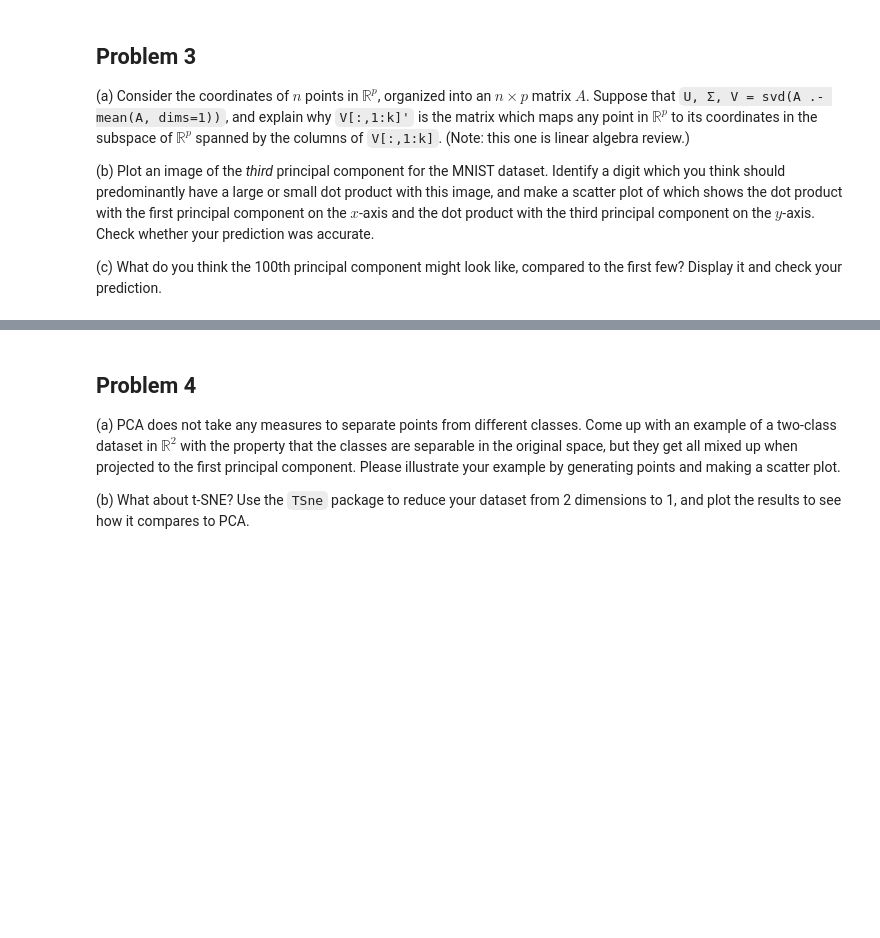
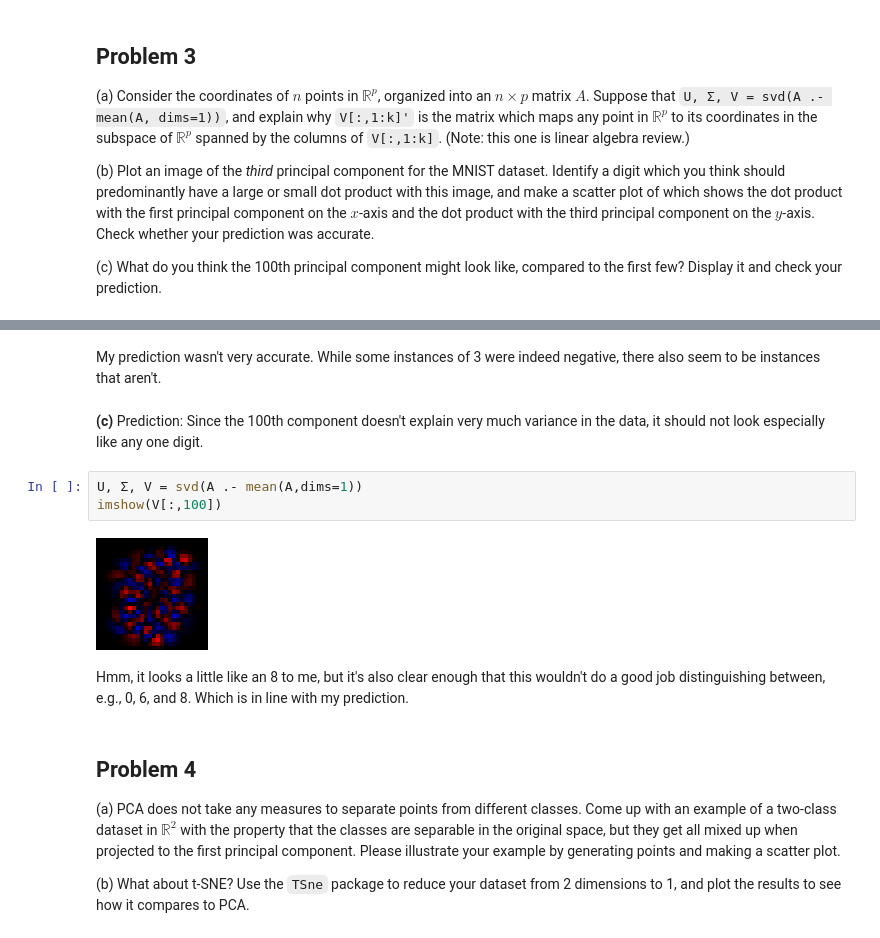
Before and after one commit to ym-han/HW10, a Jupyter notebook: data1010-hw10.ipynb, the cells around one changed output, grey strips where cells are left out. Drawn from its saved outputs; the diff is of its cells as text; blank space fills up the shorter version.

```diff
--- a/data1010-hw10.ipynb
+++ b/data1010-hw10.ipynb
@@ -59,3 +230,14 @@ Define $\mathbf{w} \in \mathbb{R}^n$ and $b \in \mathbb{R}$. Define $$\Phi(\math
+# %% [markdown]
+My prediction wasn't very accurate. While some instances of 3 were indeed negative, there also seem to be instances that aren't.
+# %% [markdown]
+**(c)** Prediction: Since the 100th component doesn't explain very much variance in the data, it should not look especially like any one digit.
+# %%
+U, Σ, V = svd(A .- mean(A,dims=1))
+imshow(V[:,100])
+# %% [output]
+[figure, added]
+# %% [markdown]
+Hmm, it looks a little like an 8 to me, but it's also clear enough that this wouldn't do a good job distinguishing between, e.g., 0, 6, and 8. Which is in line with my prediction.
 # %% [markdown]
 ## Problem 4
 
```
Also changed, not shown: parts of 14 cells of this notebook.
